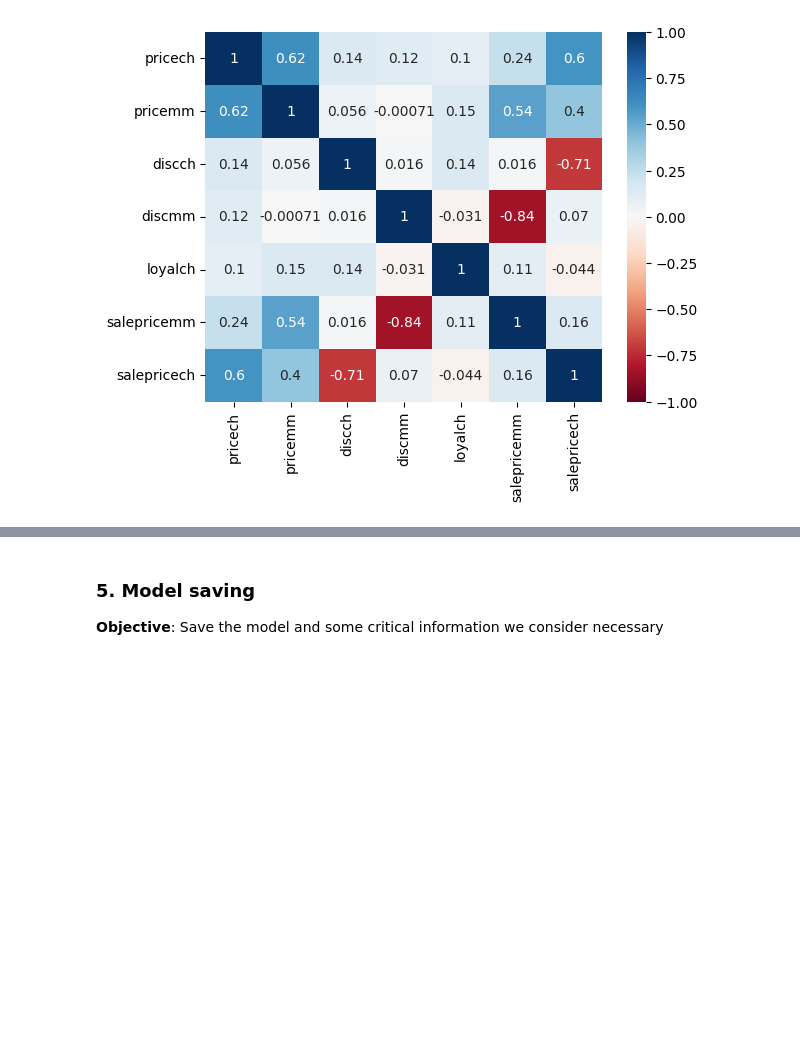
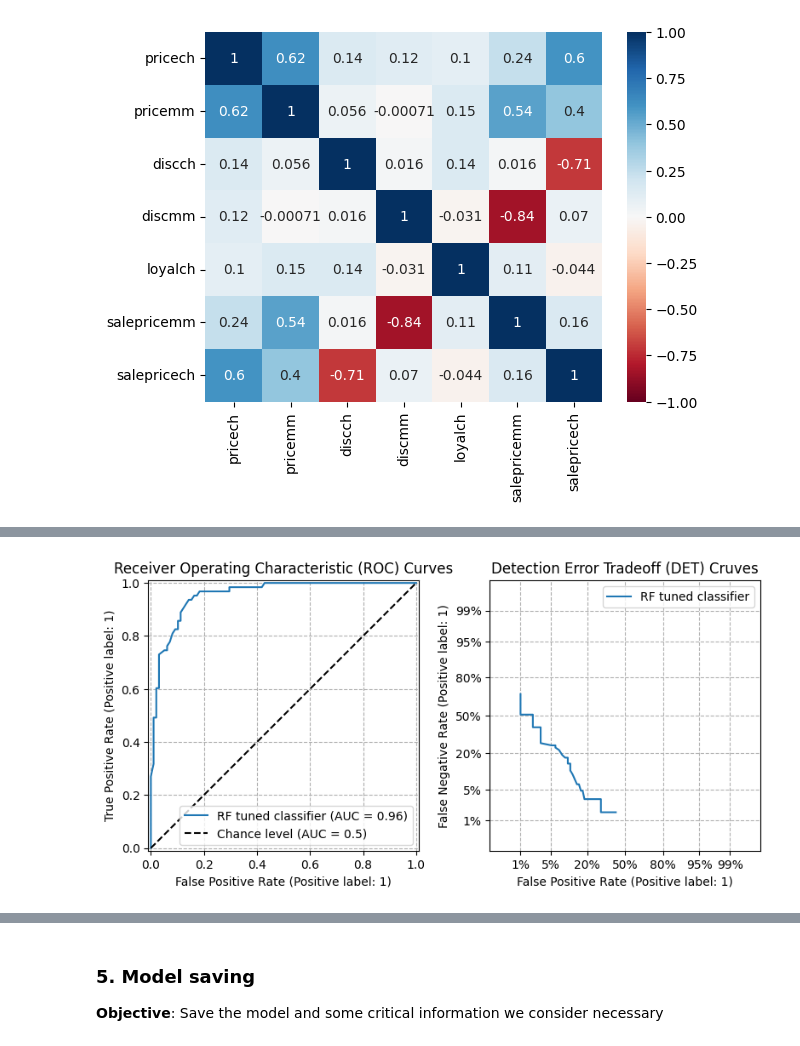
Before and after one commit to alexismenanieves/Orchestrator, a Jupyter notebook: notebooks/Orange_Juice_Model.ipynb, the cells around one changed output, grey strips where cells are left out. Saved outputs shown, nothing was run; the diff lists cells and outputs as text; code cells hidden in the pictures; blank space fills up the shorter version.

```diff
--- a/notebooks/Orange_Juice_Model.ipynb
+++ b/notebooks/Orange_Juice_Model.ipynb
@@ -618,20 +633,22 @@ plt.show()
 # %%
-# 4.9 Visualize the probabilities of scores of the classifier
+# 4.11 Visualize the probabilities of scores of the classifier
 fig, [ax_roc, ax_det] = plt.subplots(1,2, figsize=(8,8))
 RocCurveDisplay.from_predictions(
-    y_test_enc, y_hat_best_score, ax=ax_roc,
+    y_test_enc, y_hat_score, ax=ax_roc,
     plot_chance_level=True, name='RF tuned classifier'
 )
 DetCurveDisplay.from_predictions(
-    y_test_enc, y_hat_best_score, ax=ax_det,
+    y_test_enc, y_hat_score, ax=ax_det,
     name='RF tuned classifier'
 )
 ax_roc.set_title("Receiver Operating Characteristic (ROC) Curves")
 ax_det.set_title("Detection Error Tradeoff (DET) Cruves")
 ax_roc.grid(linestyle='--')
 ax_det.grid(linestyle='--')
 ax_det.set_aspect('equal')
 plt.legend()
 plt.tight_layout()
 plt.show()
+# %% [output]
+[figure, added]
 # %%
```
Also changed, not shown: parts of 29 cells of this notebook.
